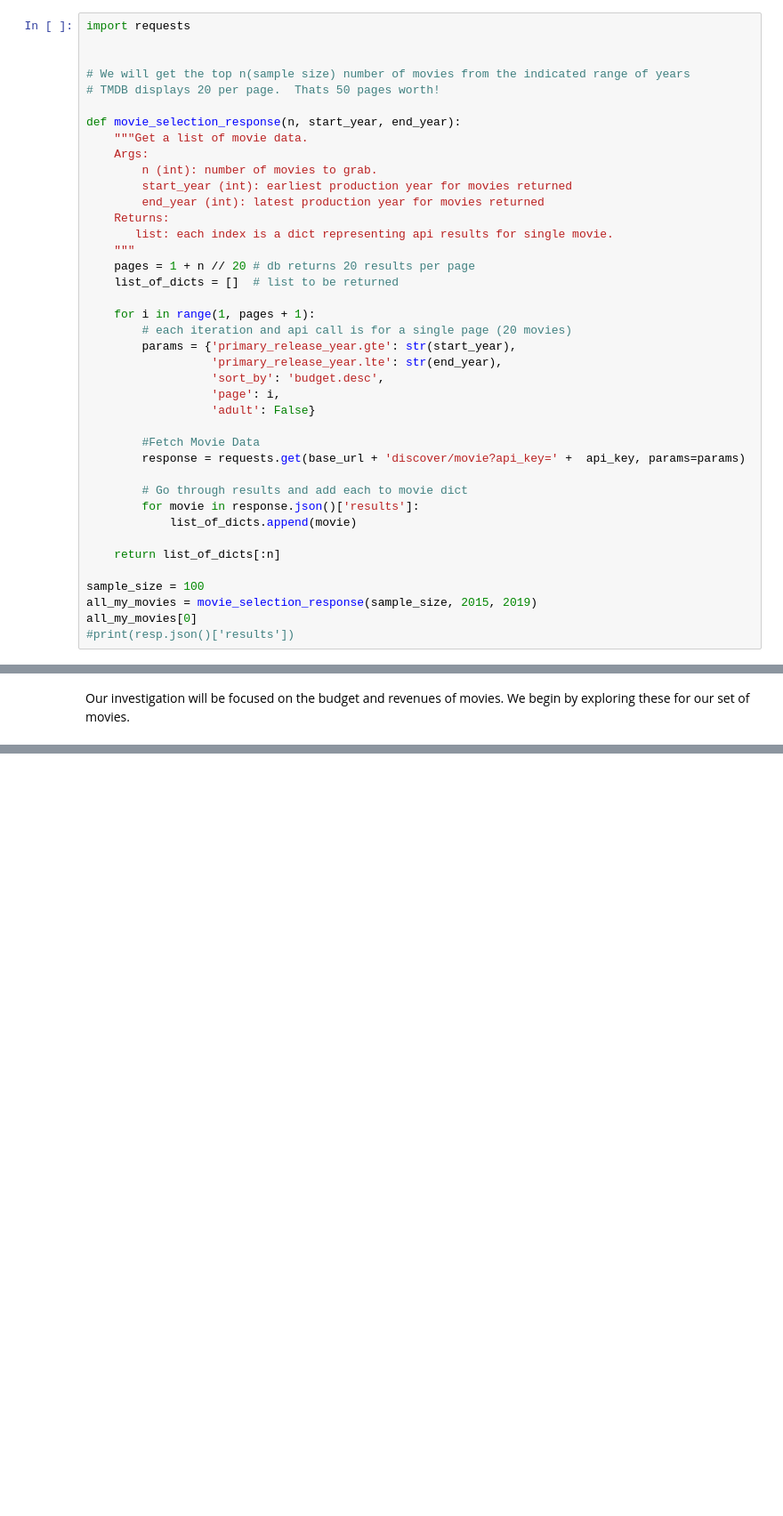
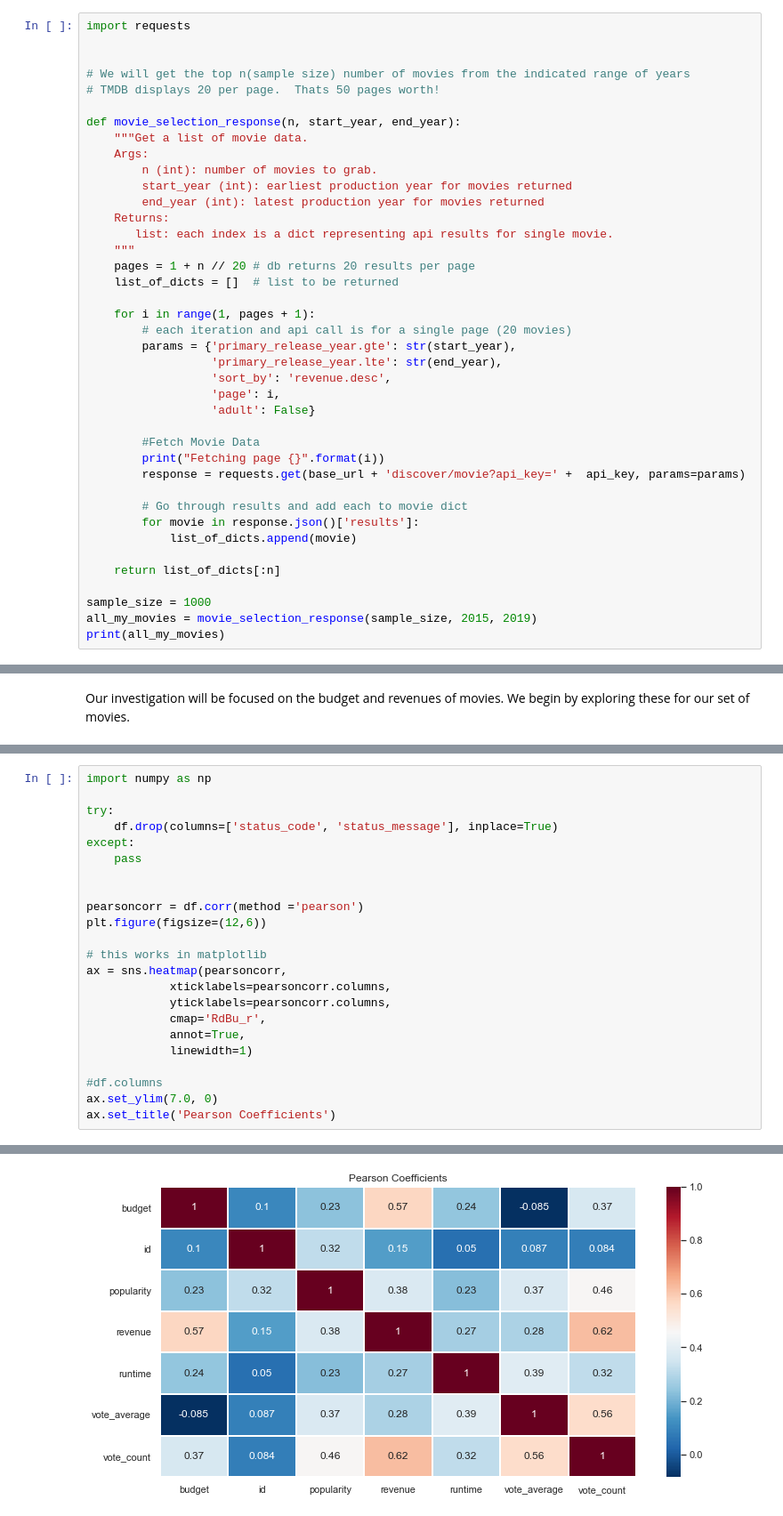
Before and after one commit to sciencelee/dsc-mod-1-project-v2-1-online-ds-sp-000, a Jupyter notebook: student.ipynb, the cells around one changed output, grey strips where cells are left out. Shown: that part at 89% size. Saved outputs shown, nothing was run; the diff lists cells and outputs as text; blank space fills up the shorter version.

```diff
--- a/student.ipynb
+++ b/student.ipynb
@@ -76,11 +76,12 @@ def movie_selection_response(n, start_year, end_year):
         # each iteration and api call is for a single page (20 movies)
         params = {'primary_release_year.gte': str(start_year),
                   'primary_release_year.lte': str(end_year),
-                  'sort_by': 'budget.desc',
+                  'sort_by': 'revenue.desc',
                   'page': i,
                   'adult': False}
 
         #Fetch Movie Data
+        print("Fetching page {}".format(i))
         response = requests.get(base_url + 'discover/movie?api_key=' +  api_key, params=params)
 
         # Go through results and add each to movie dict
@@ -89,7 +90,6 @@ def movie_selection_response(n, start_year, end_year):
 
     return list_of_dicts[:n]
 
-sample_size = 100
+sample_size = 1000
 all_my_movies = movie_selection_response(sample_size, 2015, 2019)
-all_my_movies[0]
-#print(resp.json()['results'])
+print(all_my_movies)
@@ -264,0 +314,24 @@ ax[1].set(xlabel='Millions (USD)')
+# %%
+import numpy as np
+
+try:
+    df.drop(columns=['status_code', 'status_message'], inplace=True)
+except:
+    pass
+
+
+pearsoncorr = df.corr(method ='pearson')
+plt.figure(figsize=(12,6))
+
+# this works in matplotlib
+ax = sns.heatmap(pearsoncorr,
+            xticklabels=pearsoncorr.columns,
+            yticklabels=pearsoncorr.columns,
+            cmap='RdBu_r',
+            annot=True,
+            linewidth=1)
+
+#df.columns
+ax.set_ylim(7.0, 0)
+ax.set_title('Pearson Coefficients')
+# %% [output]
@@ -264,0 +339 @@ ax[1].set(xlabel='Millions (USD)')
+[figure, added]
```
Also changed, not shown: parts of 14 cells of this notebook.
